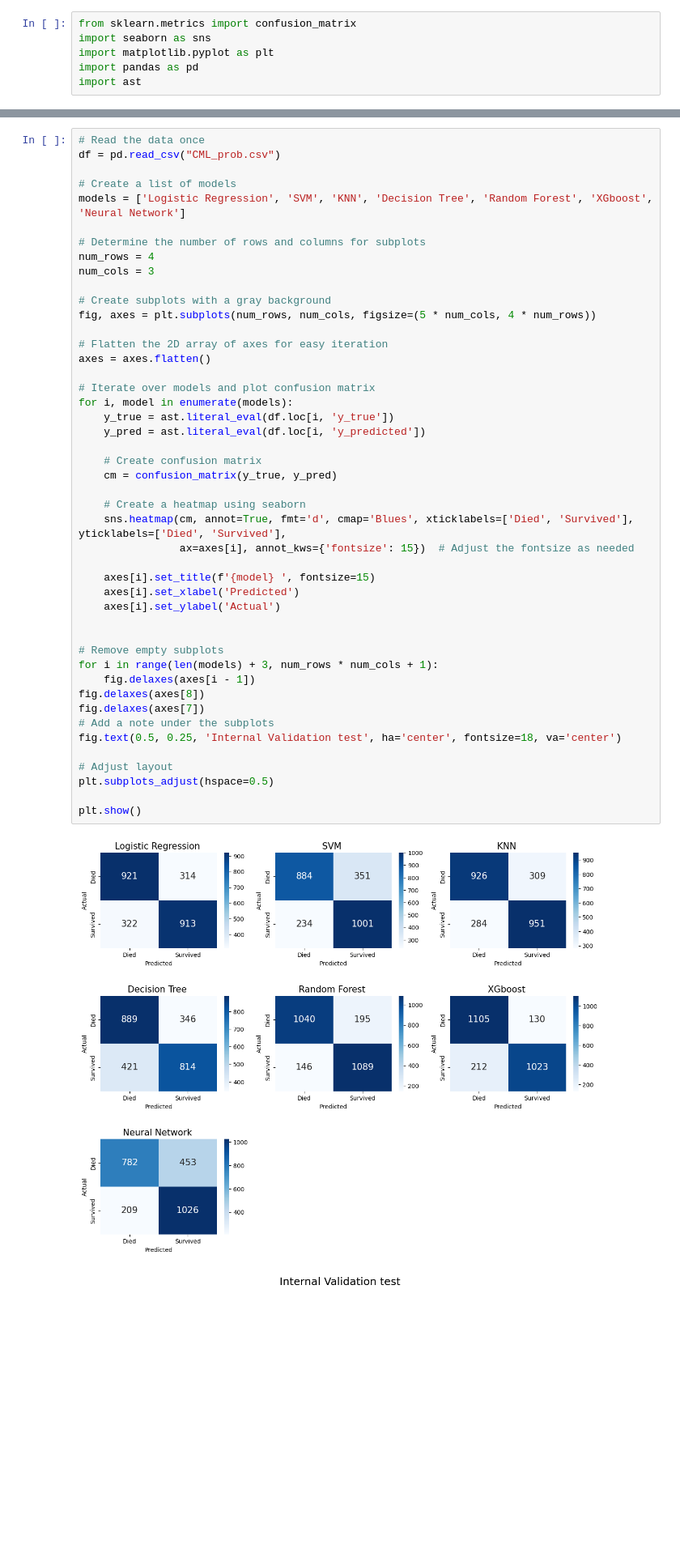
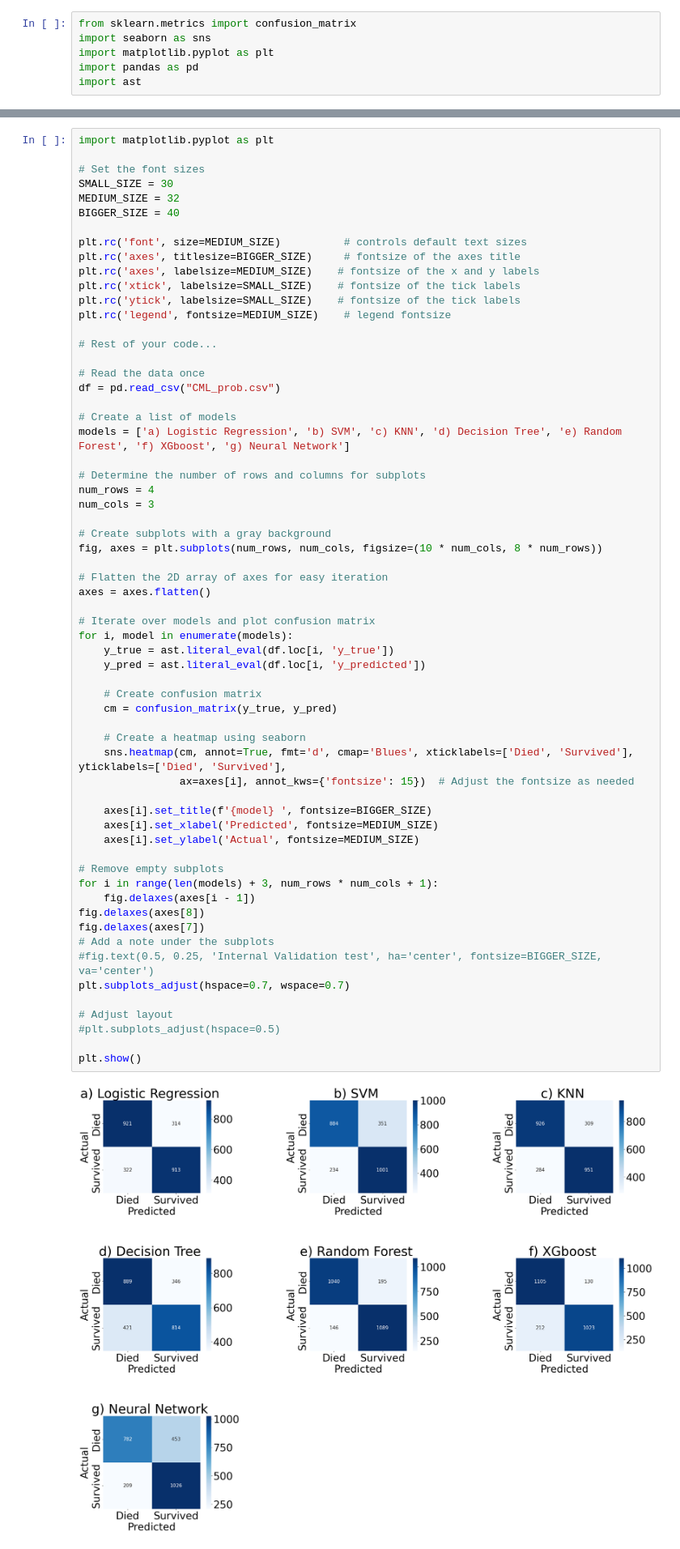
Before and after one commit to mohammad-gh009/Large-Language-Models-vs-Classical-Machine-learning, a Jupyter notebook: plots/confusion_matrix.ipynb, the cells around one changed output, grey strips where cells are left out. Shown at 81% size. Saved outputs shown, nothing was run; the diff lists cells and outputs as text; blank space fills up the shorter version.

```diff
--- a/plots/confusion_matrix.ipynb
+++ b/plots/confusion_matrix.ipynb
@@ -7,48 +72,64 @@ import ast
 # %%
+import matplotlib.pyplot as plt
+
+# Set the font sizes
+SMALL_SIZE = 30
+MEDIUM_SIZE = 32
+BIGGER_SIZE = 40
+
+plt.rc('font', size=MEDIUM_SIZE)          # controls default text sizes
+plt.rc('axes', titlesize=BIGGER_SIZE)     # fontsize of the axes title
+plt.rc('axes', labelsize=MEDIUM_SIZE)    # fontsize of the x and y labels
+plt.rc('xtick', labelsize=SMALL_SIZE)    # fontsize of the tick labels
+plt.rc('ytick', labelsize=SMALL_SIZE)    # fontsize of the tick labels
+plt.rc('legend', fontsize=MEDIUM_SIZE)    # legend fontsize
+
+# Rest of your code...
+
 # Read the data once
 df = pd.read_csv("CML_prob.csv")
 
 # Create a list of models
-models = ['Logistic Regression', 'SVM', 'KNN', 'Decision Tree', 'Random Forest', 'XGboost', 'Neural Network']
+models = ['a) Logistic Regression', 'b) SVM', 'c) KNN', 'd) Decision Tree', 'e) Random Forest', 'f) XGboost', 'g) Neural Network']
 
 # Determine the number of rows and columns for subplots
 num_rows = 4
 num_cols = 3
 
 # Create subplots with a gray background
-fig, axes = plt.subplots(num_rows, num_cols, figsize=(5 * num_cols, 4 * num_rows))
+fig, axes = plt.subplots(num_rows, num_cols, figsize=(10 * num_cols, 8 * num_rows))
 
 # Flatten the 2D array of axes for easy iteration
 axes = axes.flatten()
 
 # Iterate over models and plot confusion matrix
 for i, model in enumerate(models):
     y_true = ast.literal_eval(df.loc[i, 'y_true'])
     y_pred = ast.literal_eval(df.loc[i, 'y_predicted'])
 
     # Create confusion matrix
     cm = confusion_matrix(y_true, y_pred)
 
     # Create a heatmap using seaborn
     sns.heatmap(cm, annot=True, fmt='d', cmap='Blues', xticklabels=['Died', 'Survived'], yticklabels=['Died', 'Survived'],
                 ax=axes[i], annot_kws={'fontsize': 15})  # Adjust the fontsize as needed
 
-    axes[i].set_title(f'{model} ', fontsize=15)
-    axes[i].set_xlabel('Predicted')
-    axes[i].set_ylabel('Actual')
-
+    axes[i].set_title(f'{model} ', fontsize=BIGGER_SIZE)
+    axes[i].set_xlabel('Predicted', fontsize=MEDIUM_SIZE)
+    axes[i].set_ylabel('Actual', fontsize=MEDIUM_SIZE)
 
 # Remove empty subplots
 for i in range(len(models) + 3, num_rows * num_cols + 1):
     fig.delaxes(axes[i - 1])
 fig.delaxes(axes[8])
 fig.delaxes(axes[7])
 # Add a note under the subplots
-fig.text(0.5, 0.25, 'Internal Validation test', ha='center', fontsize=18, va='center')
+#fig.text(0.5, 0.25, 'Internal Validation test', ha='center', fontsize=BIGGER_SIZE, va='center')
+plt.subplots_adjust(hspace=0.7, wspace=0.7)
 
 # Adjust layout
-plt.subplots_adjust(hspace=0.5)
+#plt.subplots_adjust(hspace=0.5)
 
 plt.show()
 # %% [output]
-[figure, old version]
+[figure, new version]
```
Also changed, not shown: parts of 4 cells of this notebook, 8 other files.
